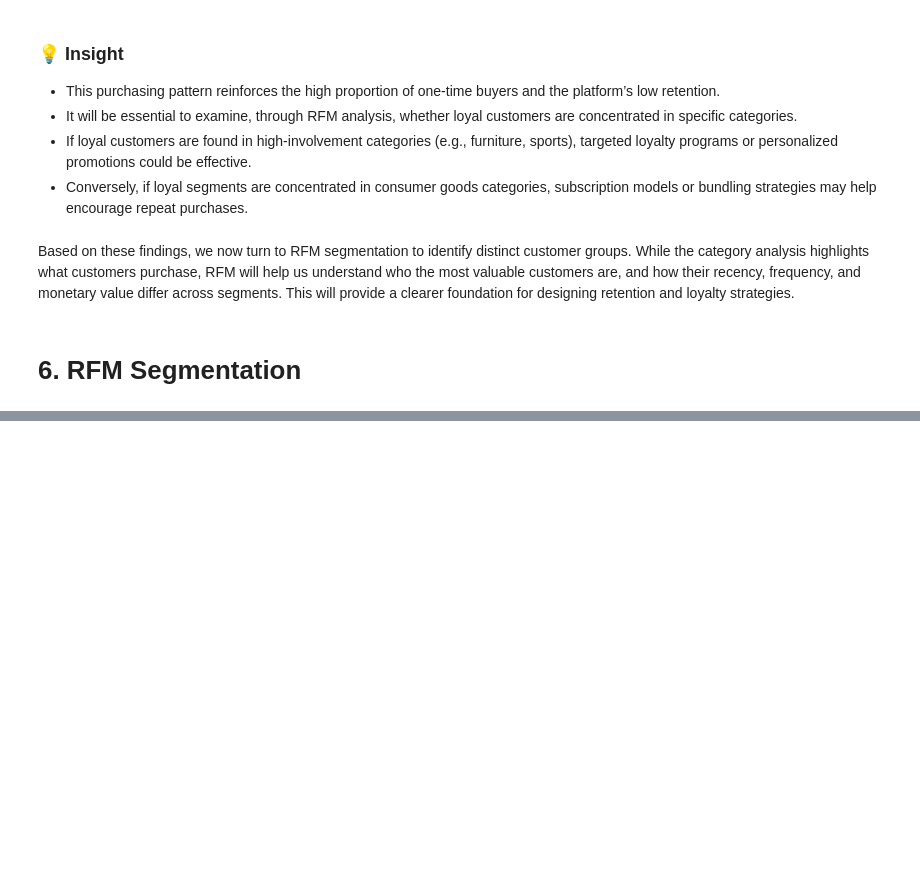
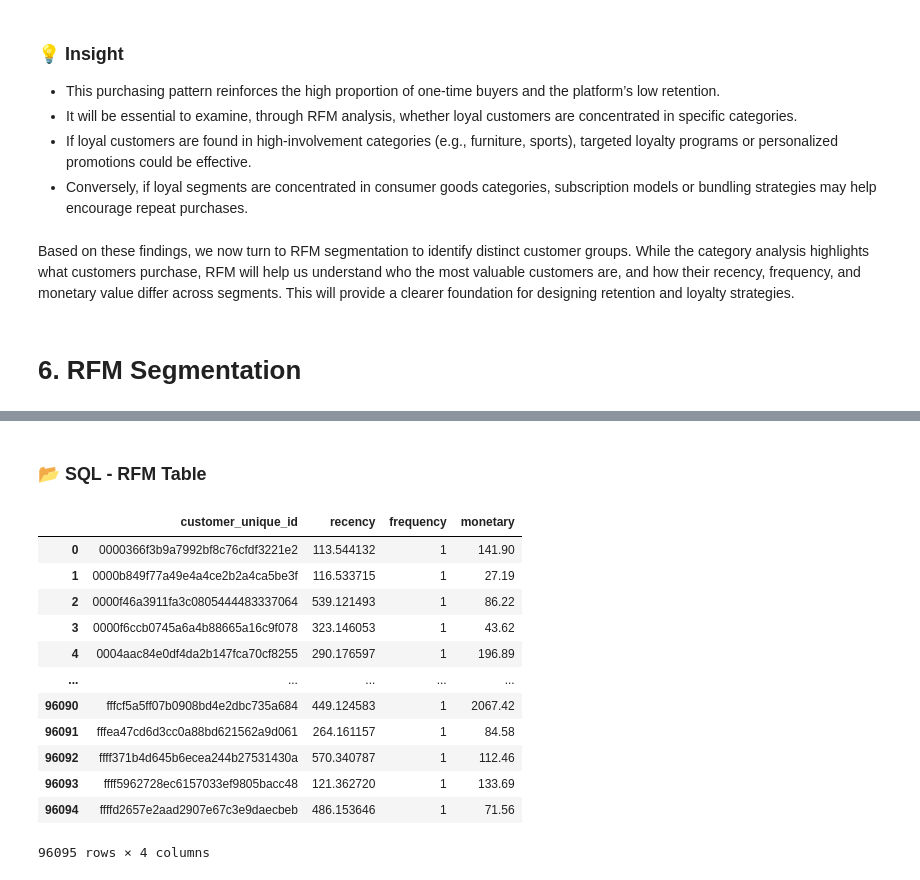
Before and after one commit to rachel-kim2255/SQL_customer_behavior_analysis, a Jupyter notebook: e_commerce_olist_rachel.ipynb, the cells around one changed output, grey strips where cells are left out. Drawn from its saved outputs; the diff is of its cells as text; code cells hidden in the pictures; blank space fills up the shorter version.

```diff
--- a/e_commerce_olist_rachel.ipynb
+++ b/e_commerce_olist_rachel.ipynb
@@ -1143,0 +1200,16 @@ RFM (Recency, Frequency, Monetary) is a customer segmentation technique that eva
+# %%
+# Monetary
+query = '''
+SELECT
+    c.customer_unique_id,
+    ROUND(SUM(p.payment_value), 2) AS monetary
+FROM orders o
+JOIN customers c
+    ON o.customer_id = c.customer_id
+JOIN order_payments p
+    ON o.order_id = p.order_id
+GROUP BY c.customer_unique_id;
+'''
+
+monetary = pd.read_sql_query(query, conn)
+monetary
@@ -1143,0 +1230,61 @@ RFM (Recency, Frequency, Monetary) is a customer segmentation technique that eva
+# %% [markdown]
+### **📂 SQL - RFM Table**
+# %%
+# RFM
+query = '''
+
+WITH recency AS (
+    SELECT
+        c.customer_unique_id,
+        MAX(o.order_purchase_timestamp) AS last_purchase_date
+    FROM orders o
+    JOIN customers c
+        ON o.customer_id = c.customer_id
+    GROUP BY c.customer_unique_id
+),
+frequency AS (
+    SELECT
+        c.customer_unique_id,
+        COUNT(o.order_id) AS frequency
+    FROM orders o
+    JOIN customers c
+        ON o.customer_id = c.customer_id
+    GROUP BY c.customer_unique_id
+),
+monetary AS (
+    SELECT
+        c.customer_unique_id,
+        ROUND(SUM(p.payment_value), 2) AS monetary
+    FROM orders o
+    JOIN customers c
+        ON o.customer_id = c.customer_id
+    JOIN order_payments p
+        ON o.order_id = p.order_id
+    GROUP BY c.customer_unique_id
+)
+SELECT
+    r.customer_unique_id,
+    julianday('2018-09-01') - julianday(r.last_purchase_date) AS recency,
+    f.frequency,
+    m.monetary
+FROM recency r
+JOIN frequency f ON r.customer_unique_id = f.customer_unique_id
+JOIN monetary m ON r.customer_unique_id = m.customer_unique_id;
+'''
+
+rfm = pd.read_sql_query(query, conn)
+rfm
+# %% [output]
+|  | customer_unique_id | recency | frequency | monetary |
+| 0 | 0000366f3b9a7992bf8c76cfdf3221e2 | 113.544132 | 1 | 141.90 |
+| 1 | 0000b849f77a49e4a4ce2b2a4ca5be3f | 116.533715 | 1 | 27.19 |
+| 2 | 0000f46a3911fa3c0805444483337064 | 539.121493 | 1 | 86.22 |
+| 3 | 0000f6ccb0745a6a4b88665a16c9f078 | 323.146053 | 1 | 43.62 |
+| 4 | 0004aac84e0df4da2b147fca70cf8255 | 290.176597 | 1 | 196.89 |
+| ... | ... | ... | ... | ... |
+| 96090 | fffcf5a5ff07b0908bd4e2dbc735a684 | 449.124583 | 1 | 2067.42 |
+| 96091 | fffea47cd6d3cc0a88bd621562a9d061 | 264.161157 | 1 | 84.58 |
+| 96092 | ffff371b4d645b6ecea244b27531430a | 570.340787 | 1 | 112.46 |
+| 96093 | ffff5962728ec6157033ef9805bacc48 | 121.362720 | 1 | 133.69 |
+| 96094 | ffffd2657e2aad2907e67c3e9daecbeb | 486.153646 | 1 | 71.56 |
+96095 rows × 4 columns
```
Also changed, not shown: parts of 6 cells of this notebook.
